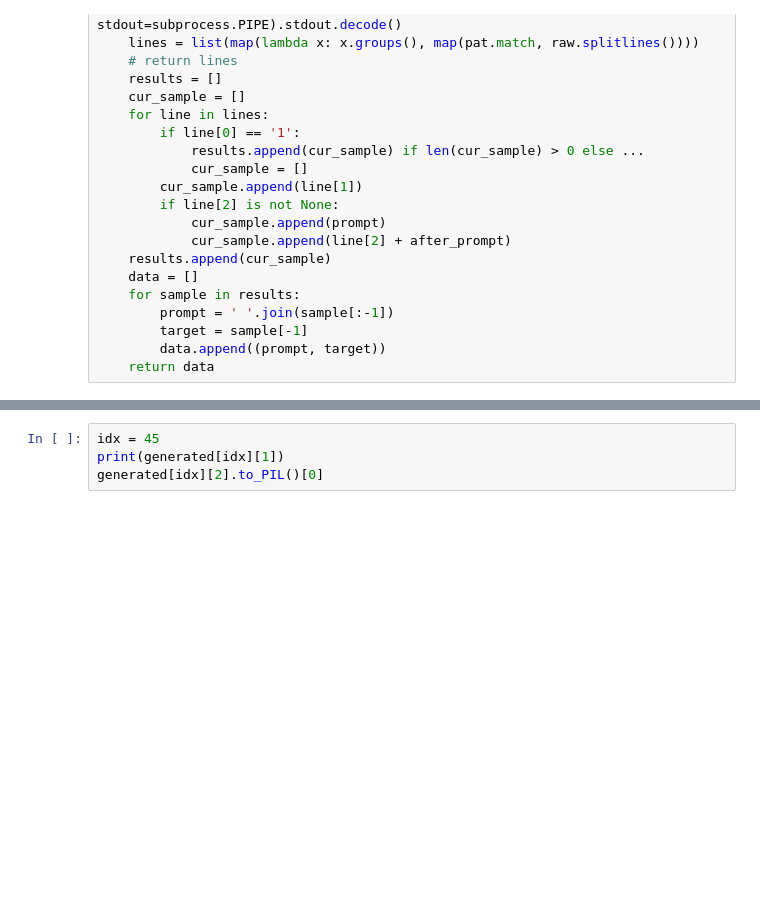
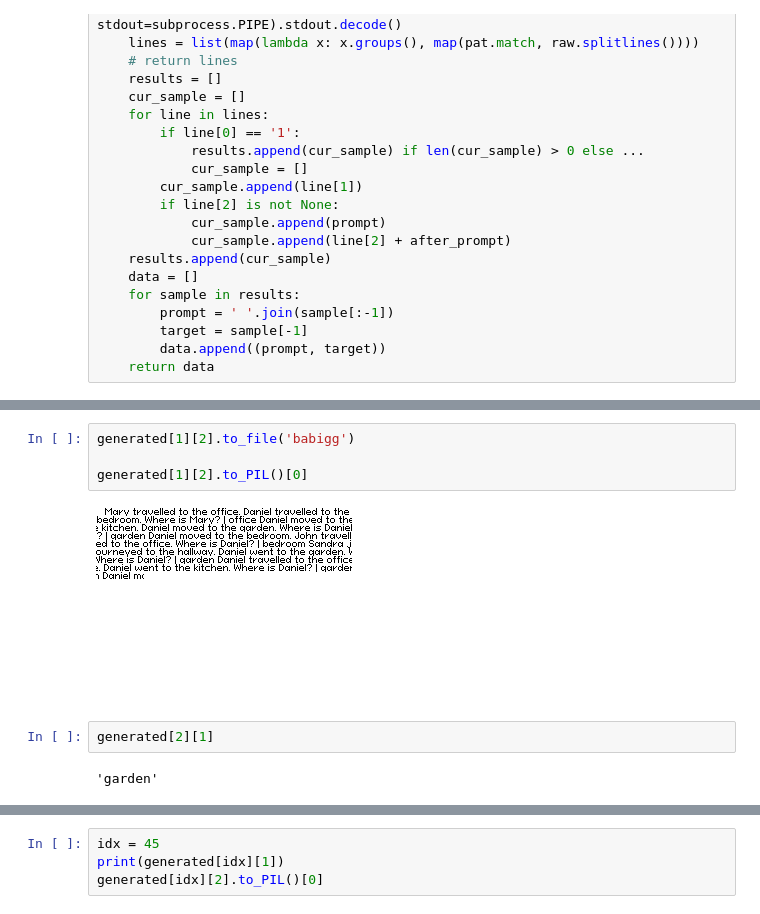
Before and after one commit to april-tools/pixar, a Jupyter notebook: babi.ipynb, the cells around one changed output, grey strips where cells are left out. Cells and saved outputs as stored; diff of their text form; blank space fills up the shorter version.

```diff
--- a/babi.ipynb
+++ b/babi.ipynb
@@ -155,0 +228,10 @@ with torch.no_grad():
+# %%
+generated[1][2].to_file('babigg')
+
+generated[1][2].to_PIL()[0]
+# %% [output]
+[figure, added]
+# %%
+generated[2][1]
+# %% [output]
+'garden'
```
Also changed, not shown: parts of 14 cells of this notebook, 4 other files.
